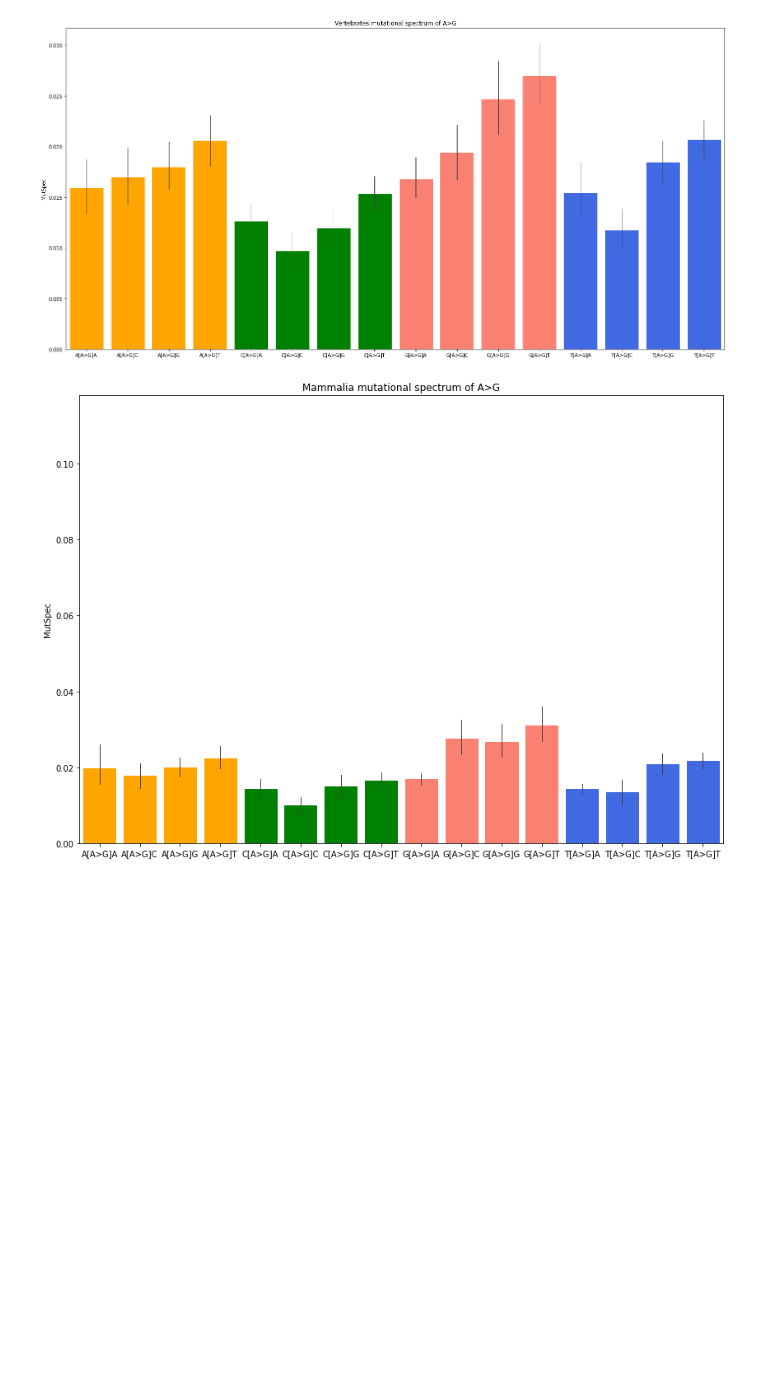
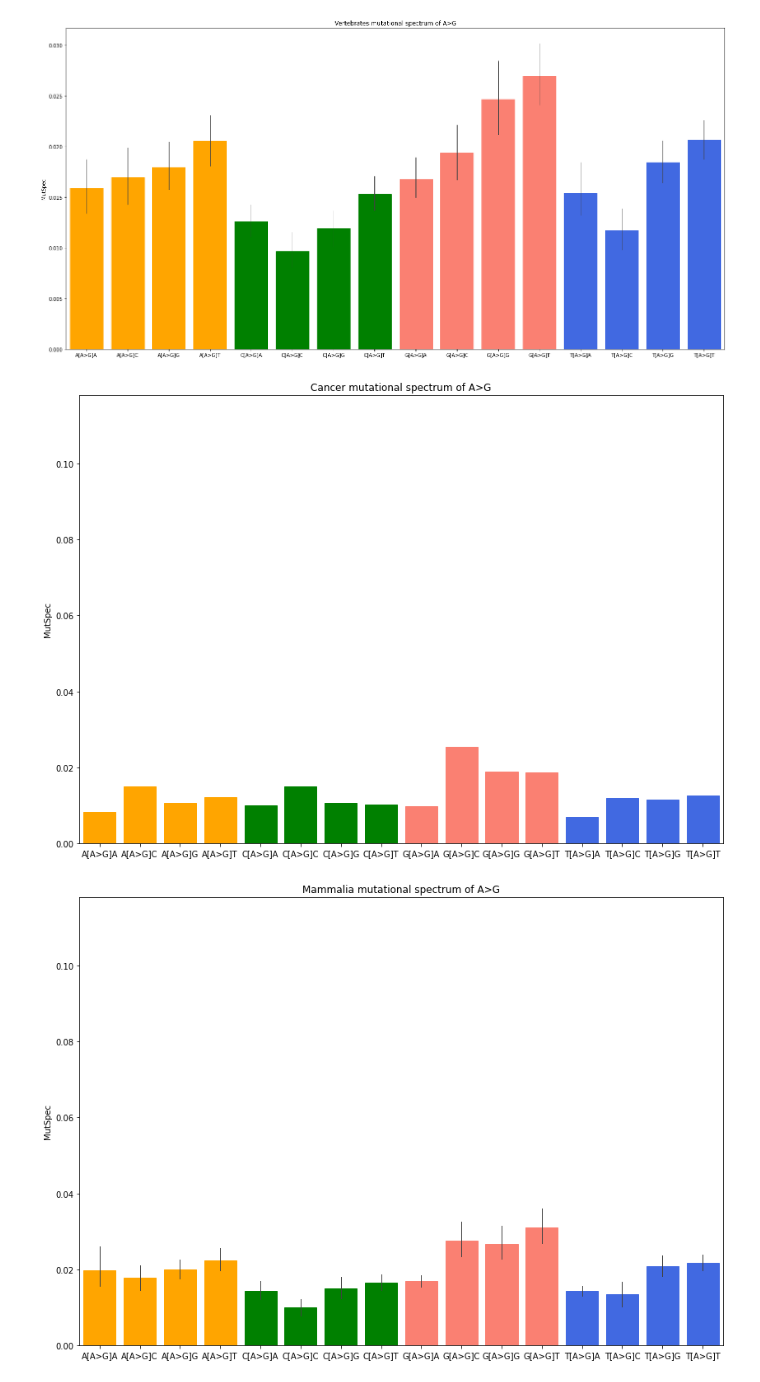
Before and after one commit to mitoclub/mtdna-192component-mutspec-chordata, a Jupyter notebook: scripts/get_mutspec.ipynb, the cells around one changed output. Cells and saved outputs as stored; diff of their text form; code cells hidden in the pictures; blank space fills up the shorter version.

Commit message:
added cancer A>G barplot

```diff
--- a/scripts/get_mutspec.ipynb
+++ b/scripts/get_mutspec.ipynb
@@ -309,6 +309,19 @@ plt.savefig('../pictures/MutSpec/AGMutVert.pdf',dpi=300)
 plt.show()
 # %% [output]
 [figure]
+# %%
+fig = plt.figure(figsize=(14, 10))
+ax = fig.add_subplot(111)
+sns.barplot(x="Mut", y="MutSpec", data=exdloop[exdloop.Mut.isin(A_G_arr)],
+            order=A_G_arr, errwidth=1, ax=fig.gca())
+for bar, clr in zip(ax.patches, colorsAG):
+    bar.set_color(clr)
+ax.set_xlabel('')
+ax.set_title('Cancer mutational spectrum of A>G')
+ax.set_ylim(0, 0.118)
+plt.savefig('../pictures/MutSpec/AGMutCancer.pdf',dpi=300)
+# %% [output]
+[figure, added]
 # %%
 for tx in taxes_to_draw:
     fig = plt.figure(figsize=(14, 10))
```
Also changed, not shown: 1 other file.
